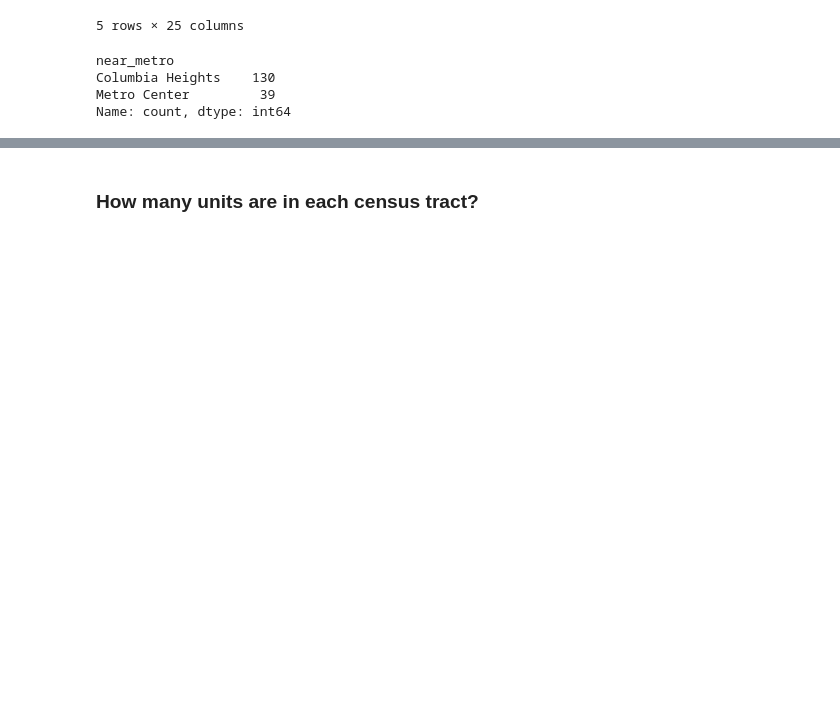
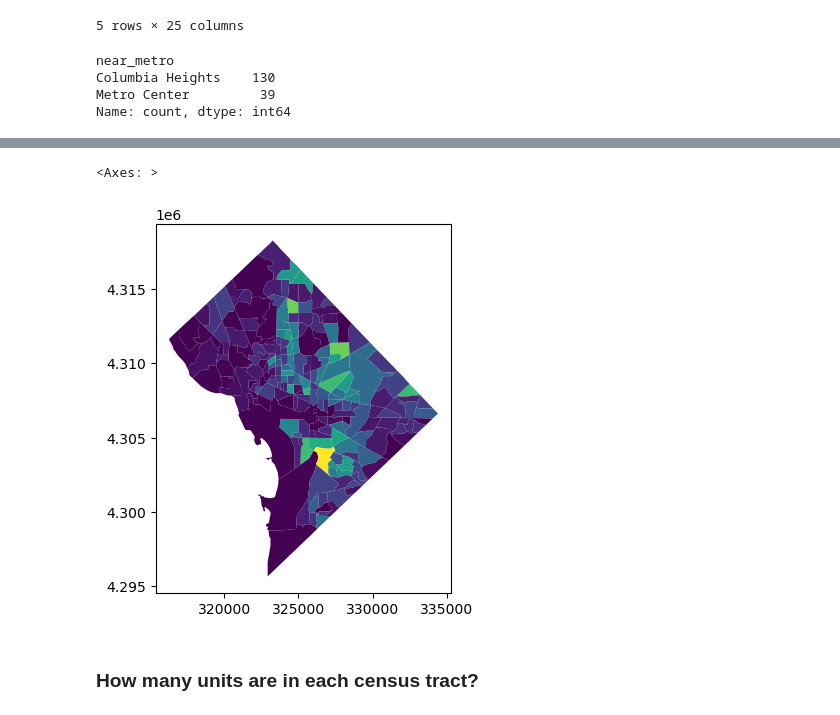
Before and after one commit to stg12793/ursp688y_sp2025, a Jupyter notebook: demos/demo07/demo07_prepped.ipynb, the cells around one changed output, grey strips where cells are left out. Cells and saved outputs as stored; diff of their text form; code cells hidden in the pictures; blank space fills up the shorter version.

```diff
--- a/demos/demo07/demo07_prepped.ipynb
+++ b/demos/demo07/demo07_prepped.ipynb
@@ -221,2 +301,10 @@ projects_near_metro.explore(column='near_metro', tiles='CartoDB positron')
+# %%
+# Calculate projects per population
+tracts_with_counts_gdf['projects_per_population'] = tracts_with_counts_gdf['projects'] / tracts_with_counts_gdf['population']
+# %%
+tracts_with_counts_gdf.plot(column='projects_per_population')
+# %% [output]
+<Axes: >
+[figure, added]
 # %% [markdown]
 ### How many units are in each census tract?
```
Also changed, not shown: parts of 14 cells of this notebook, 1 other file.
